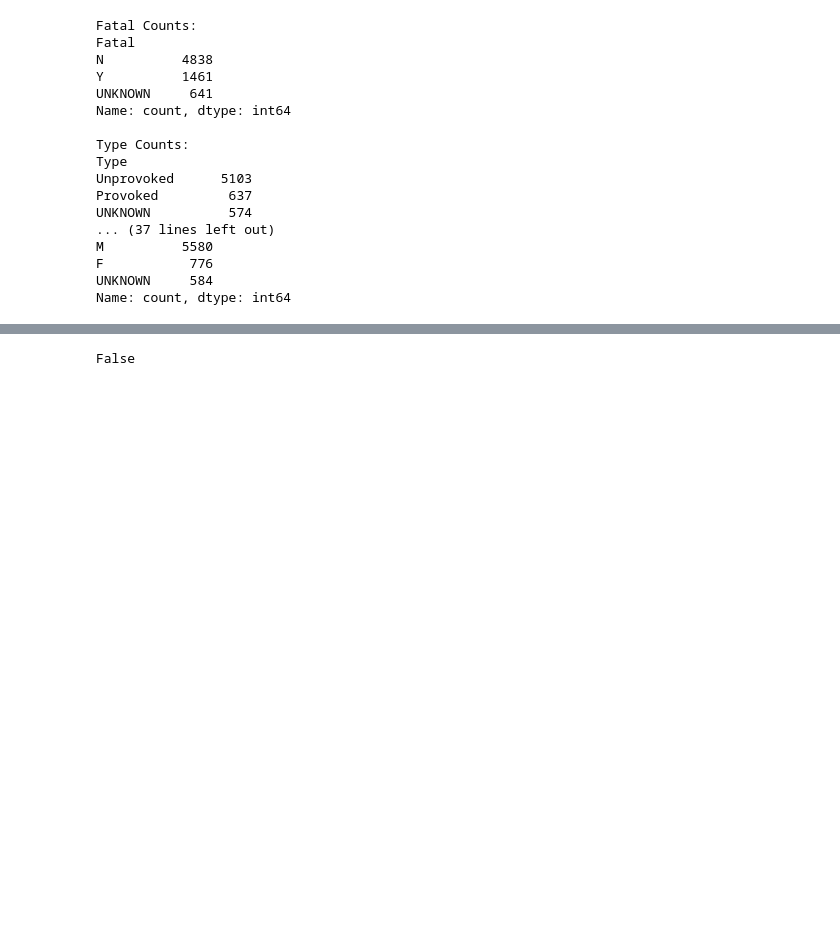
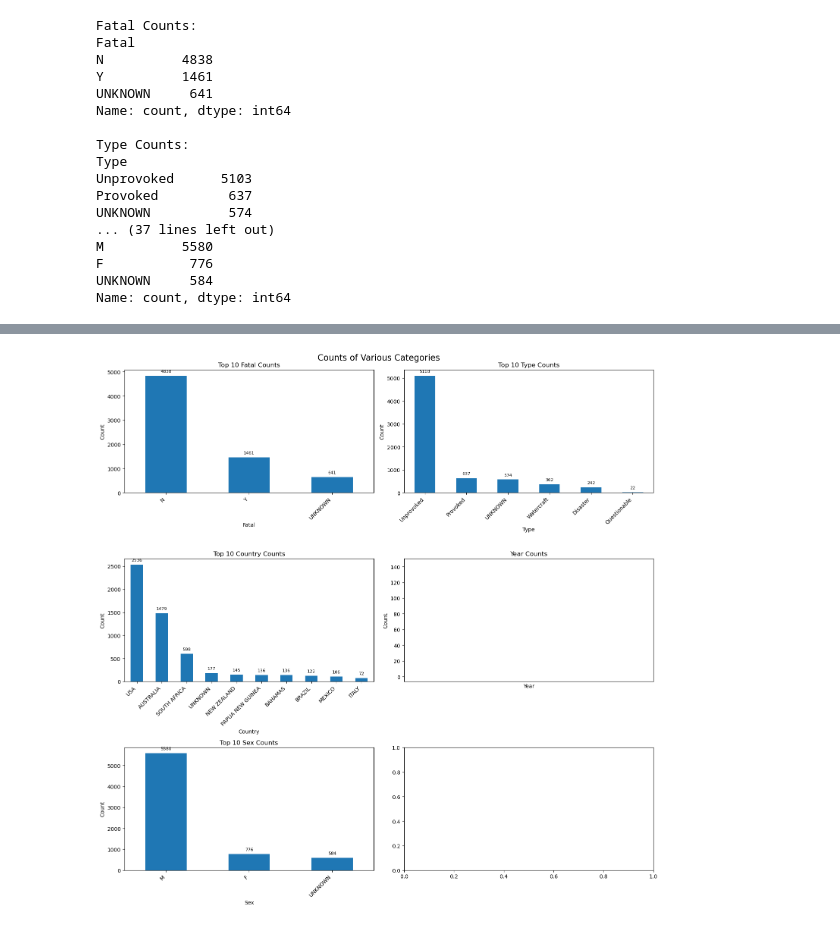
Before and after one commit to DarceeAnne/shark_attack_insurance_project, a Jupyter notebook: Quest_sharks.ipynb, the cells around one changed output, grey strips where cells are left out. Saved outputs shown, nothing was run; the diff lists cells and outputs as text; code cells hidden in the pictures; blank space fills up the shorter version.

```diff
--- a/Quest_sharks.ipynb
+++ b/Quest_sharks.ipynb
@@ -9,3 +14,5 @@ ________________________________________________________________________________
 file_path= "GSAF5.csv"
 # %%
 sharks_df = pd.read_csv(file_path)
+sharks_df = sharks_df.dropna(thresh=2)
+print(sharks_df.shape)
@@ -350,0 +455,2 @@ sharks_df["Age"].fillna(average_age)
+# %%
+sharks_df["Country"] = sharks_df["Country"].replace("UKNOWN", "UNKNOWN")
@@ -608,4 +752,38 @@ world
-# %%
-"asd" == "ASD"
-# %% [output]
-False
+# %%
+import matplotlib.pyplot as plt
+
+# Data for plots
+categories = ['Fatal', 'Type', 'Country', 'Year', 'Sex']
+counts = [sharks_df[cat].value_counts() for cat in categories]
+
+# Plotting
+fig, axes = plt.subplots(3, 2, figsize=(15, 15))
+fig.suptitle('Counts of Various Categories', fontsize=16)
+
+for i, (category, count) in enumerate(zip(categories, counts)):
+    ax = axes[i//2, i%2]
+    if category == 'Year':
+        # Line plot for Year
+        count = count.sort_index()
+        ax.plot(count.index, count.values, marker='o', linestyle='-')
+        ax.set_title(f'{category} Counts')
+        ax.set_xlabel(category)
+        ax.set_ylabel('Count')
+        ax.set_xlim(1800, 2024)
+    else:
+        # Bar plot for other categories
+        barplot = count.head(10).plot(kind='bar', ax=ax)
+        ax.set_title(f'Top 10 {category} Counts')
+        ax.set_xlabel(category)
+        ax.set_ylabel('Count')
+        ax.set_xticklabels(ax.get_xticklabels(), rotation=45, ha='right')
+
+        # Data labels
+        for p in ax.patches:
+            ax.annotate(f'{p.get_height():.0f}', (p.get_x() + p.get_width() / 2., p.get_height()),
+                        ha='center', va='bottom', fontsize=8, xytext=(0, 5), textcoords='offset points')
+
+plt.tight_layout()
+plt.show()
+# %% [output]
+[figure, added]
```
Also changed, not shown: parts of 36 cells of this notebook, 8 other files.
